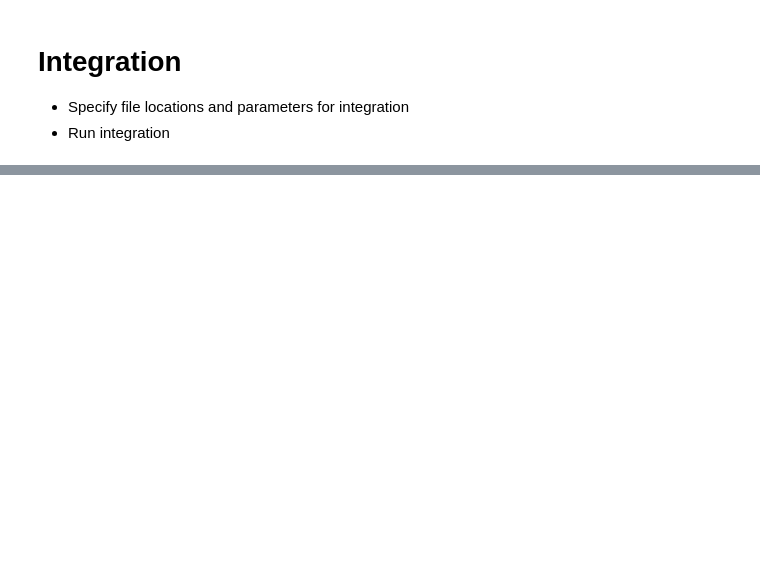
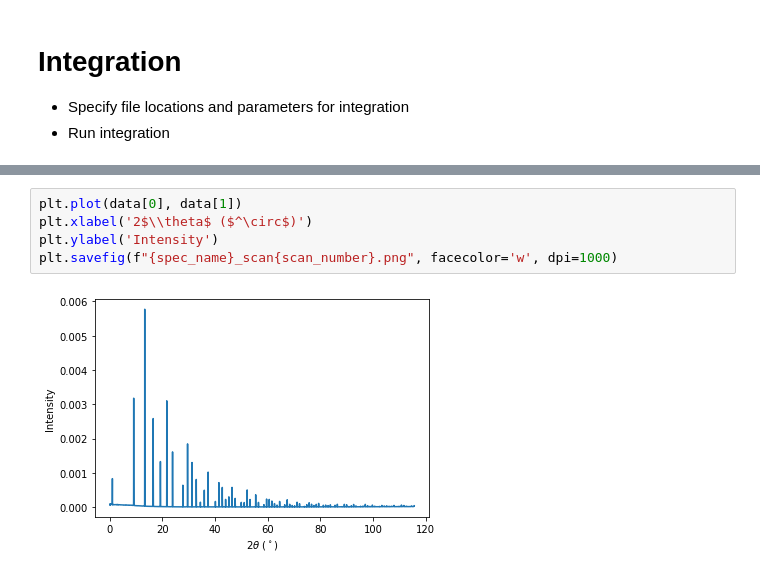
Before and after one commit to SSRL-MSD/BL21-processing, a Jupyter notebook: 2-1 integration notebook 2.ipynb, the cells around one changed output, grey strips where cells are left out. Drawn from its saved outputs; the diff is of its cells as text; blank space fills up the shorter version.

```diff
--- a/2-1 integration notebook 2.ipynb
+++ b/2-1 integration notebook 2.ipynb
@@ -69,0 +73,7 @@ Reading SPEC file ./Oct2022/2022Oct28_1212/scans/BL21Robot_0001-2022-10-28-1212
+# %%
+plt.plot(data[0], data[1])
+plt.xlabel('2$\\theta$ ($^\circ$)')
+plt.ylabel('Intensity')
+plt.savefig(f"{spec_name}_scan{scan_number}.png", facecolor='w', dpi=1000)
+# %% [output]
+[figure, added]
```
Also changed, not shown: parts of 3 cells of this notebook, 2 other files.
